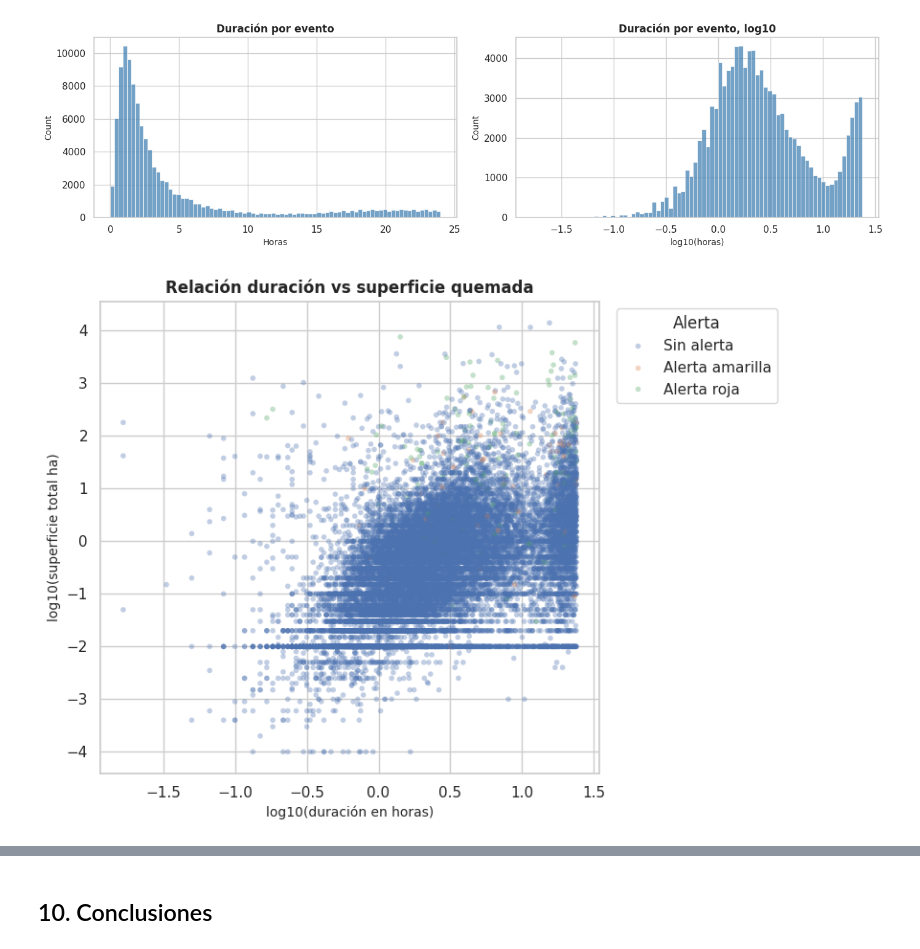
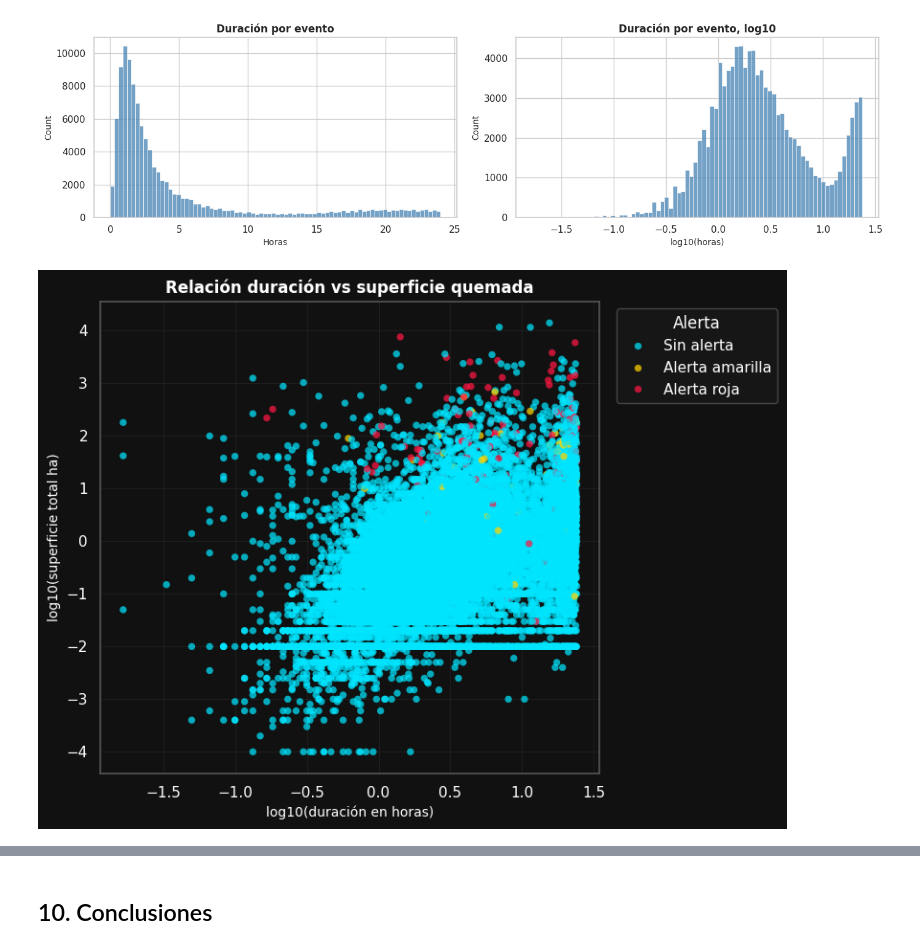
Before and after one commit to Luxar3-cmd/wildfires-project, a Jupyter notebook: eda/01_eda_conaf.ipynb, the cells around one changed output, grey strips where cells are left out. Drawn from its saved outputs; the diff is of its cells as text; code cells hidden in the pictures.

```diff
--- a/eda/01_eda_conaf.ipynb
+++ b/eda/01_eda_conaf.ipynb
@@ -1012,21 +1029,39 @@ plt.tight_layout()
 # %%
 rel = df[(df["duracion_horas"] > 0) & (df["superficie_total_ha"] > 0)].copy()
 rel_sample = rel.sample(min(20_000, len(rel)), random_state=42)
 
-plt.figure(figsize=(8, 6))
+alert_palette = {
+	"Sin alerta": "#00E5FF",
+	"Alerta amarilla": "#FFD400",
+	"Alerta roja": "#FF1744",
+}
+
+fig, ax = plt.subplots(figsize=(8, 6), facecolor="#111111")
+ax.set_facecolor("#111111")
 sns.scatterplot(
 	data=rel_sample,
 	x=np.log10(rel_sample["duracion_horas"]),
 	y=np.log10(rel_sample["superficie_total_ha"]),
 	hue="alerta",
-	alpha=0.35,
-	s=16,
+	palette=alert_palette,
+	alpha=0.72,
+	s=28,
 	linewidth=0,
+	ax=ax,
 )
-plt.title("Relación duración vs superficie quemada")
-plt.xlabel("log10(duración en horas)")
-plt.ylabel("log10(superficie total ha)")
-plt.legend(title="Alerta", bbox_to_anchor=(1.02, 1), loc="upper left")
+ax.set_title("Relación duración vs superficie quemada", color="white")
+ax.set_xlabel("log10(duración en horas)", color="white")
+ax.set_ylabel("log10(superficie total ha)", color="white")
+ax.tick_params(colors="white")
+for spine in ax.spines.values():
+	spine.set_color("#555555")
+ax.grid(color="#333333", linewidth=0.5, alpha=0.55)
+legend = ax.legend(title="Alerta", bbox_to_anchor=(1.02, 1), loc="upper left", frameon=True)
+legend.get_frame().set_facecolor("#181818")
+legend.get_frame().set_edgecolor("#555555")
+legend.get_title().set_color("white")
+for text in legend.get_texts():
+	text.set_color("white")
 plt.tight_layout()
 # %% [output]
-[figure, old version]
+[figure, new version]
```
Also changed, not shown: parts of 18 cells of this notebook, 4 other files.
